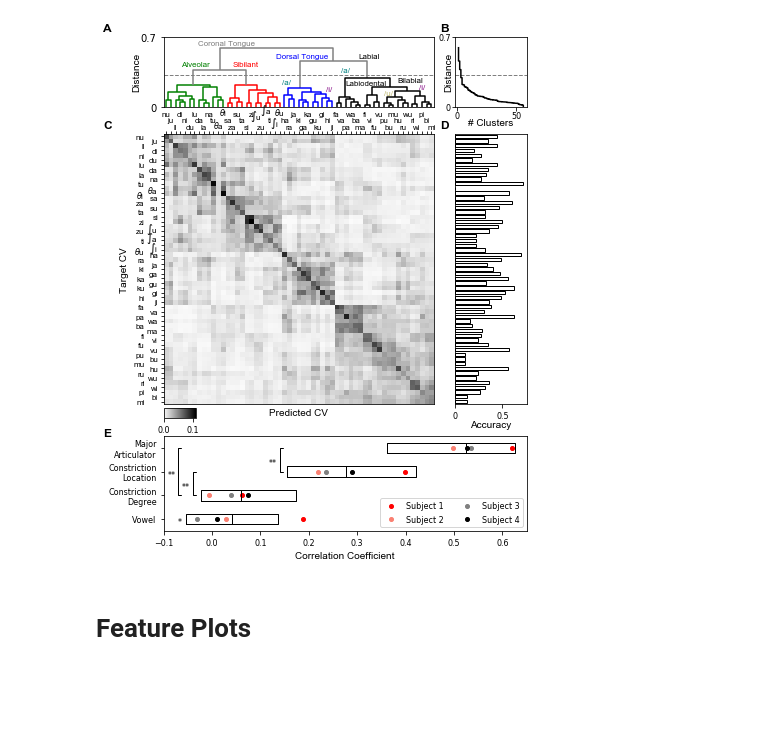
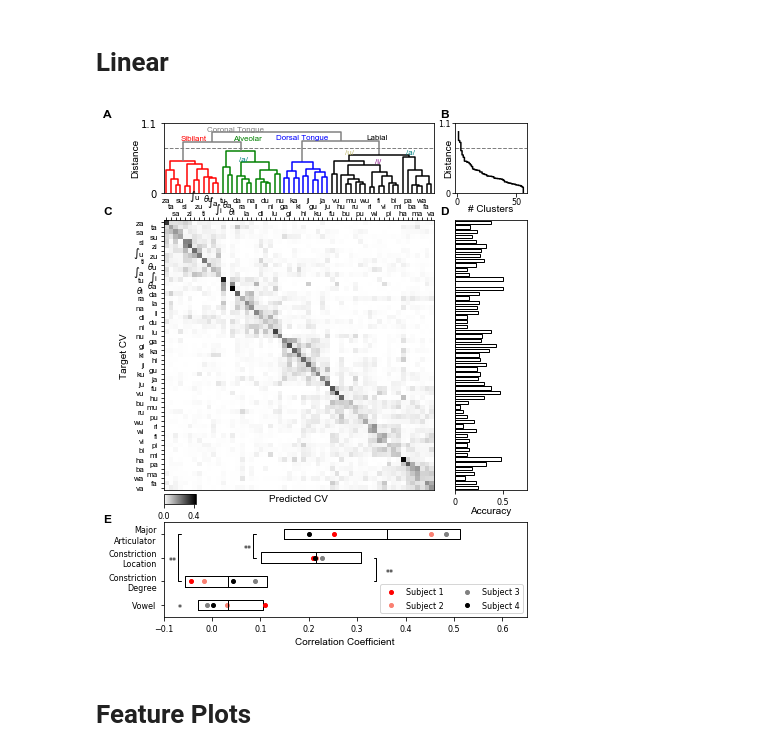
Before and after one commit to BouchardLab/cv_paper_plots, a Jupyter notebook: hierarchy/hierarchy.ipynb, the cells around one changed output. Cells and saved outputs as stored; diff of their text form; code cells hidden in the pictures; blank space fills up the shorter version.

```diff
--- a/hierarchy/hierarchy.ipynb
+++ b/hierarchy/hierarchy.ipynb
@@ -41,3 +28,20 @@ with open('/home/jesse/Downloads/hierarchy.pkl', 'rb') as f:
+# %% [markdown]
+# Linear
+# %%
+reload(hierarchy)
+folder = os.path.join(os.environ['HOME'], 'plots/model/data')
+single_file = ['ec2_ec2_hg_a_lin_model_output.pkl']
+files = ['ec2_ec2_hg_a_lin_corr_y_hat.npz',
+         'ec9_ec9_hg_a_lin_corr_y_hat.npz',
+         'gp31_gp31_hg_a_lin_corr_y_hat.npz',
+         'gp33_gp33_hg_a_lin_corr_y_hat.npz']
+
+yhs, cv_accuracy, cvs = hierarchy.load_predictions(folder, single_file)
+dp, dm, dv, dmjar = hierarchy.load_correlations(folder, files)
+name = 'lin'
+deep = False
+threshold = .7
+max_d = 1.1
 # %%
 plt.close()
 reload(hierarchy)
@@ -56,9 +60,6 @@ v1_gap = .06
 width_cm = .625
 bot_height = .175
 bot_width = 1. - l_edge - r_edge
-
-threshold = .32
-max_d = .7
 
 figsize = (6, 7.5)
 f = plt.figure(figsize=figsize)
@@ -83,51 +84,70 @@ cax = f.add_axes([l_edge, r1_y - .45 * v1_gap, .075, .02])
 # Confusion matrix
 ax2 = f.add_axes([l_edge, r1_y, width_cm, height_cm])
 # CV accuracies
 width = 1 - l_edge - width_cm - h_gap - r_edge
 ax3 = f.add_axes([l_edge + width_cm + h_gap, r1_y, width, height_cm])
 
 # Correlations
 ax4 = f.add_axes([l_edge, bot_edge, bot_width, bot_height])
 
-z, r = hierarchy.plot_dendrogram(yhs, threshold, cvs, max_d, ax0)
+z, r = hierarchy.plot_dendrogram(yhs, threshold, cvs, max_d, ax0, deep=deep)
 cs, ds = hierarchy.plot_distance_vs_clusters(z, threshold, max_d, ax1)
-hierarchy.plot_soft_confusion(yhs, r, f, ax2, cax)
+hierarchy.plot_soft_confusion(yhs, r, f, ax2, cax, deep=deep)
 hierarchy.plot_cv_accuracy(cv_accuracy, ax3)
-hierarchy.plot_correlations(dp, dm, dv, dmjar, ax4)
+hierarchy.plot_correlations(dp, dm, dv, dmjar, ax4, deep=deep)
 
 x0 = .01
 y0 = .98
 x1 = .79
 y1 = .8
 y2 = .23
 
 f.text(x0, y0, 'A', **letter_fontstyle)
 f.text(x1, y0, 'B', **letter_fontstyle)
 f.text(x0, y1, 'C', **letter_fontstyle)
 f.text(x1, y1, 'D', **letter_fontstyle)
 f.text(x0, y2, 'E', **letter_fontstyle)
 
-f.text(.23, .955, 'Coronal Tongue', color='gray', **ticklabel_fontstyle)
-f.text(.19, .915, 'Alveolar', color='green', **ticklabel_fontstyle)
-f.text(.31, .915, 'Sibilant', color='red', **ticklabel_fontstyle)
+if deep:
+    f.text(.23, .955, 'Coronal Tongue', color='gray', **ticklabel_fontstyle)
+    f.text(.19, .915, 'Alveolar', color='green', **ticklabel_fontstyle)
+    f.text(.31, .915, 'Sibilant', color='red', **ticklabel_fontstyle)
 
-f.text(.41, .93, 'Dorsal Tongue', color='blue', **ticklabel_fontstyle)
-f.text(.425, .8825, '/a/', color='teal', **ticklabel_fontstyle)
-f.text(.525, .87, '/i/', color='purple', **ticklabel_fontstyle)
+    f.text(.41, .93, 'Dorsal Tongue', color='blue', **ticklabel_fontstyle)
+    f.text(.425, .8825, '/a/', color='teal', **ticklabel_fontstyle)
+    f.text(.525, .87, '/i/', color='purple', **ticklabel_fontstyle)
 
-f.text(.6, .93, 'Labial', **ticklabel_fontstyle)
-f.text(.571, .88, 'Labiodental', **ticklabel_fontstyle)
-f.text(.69, .885, 'Bilabial', **ticklabel_fontstyle)
-f.text(.56, .905, '/a/', color='teal', **ticklabel_fontstyle)
-f.text(.66, .8625, '/u/', color='darkkhaki', **ticklabel_fontstyle)
-f.text(.74, .8725, '/i/', color='purple', **ticklabel_fontstyle)
+    f.text(.6, .93, 'Labial', **ticklabel_fontstyle)
+    f.text(.571, .88, 'Labiodental', **ticklabel_fontstyle)
+    f.text(.69, .885, 'Bilabial', **ticklabel_fontstyle)
+    f.text(.56, .905, '/a/', color='teal', **ticklabel_fontstyle)
+    f.text(.66, .8625, '/u/', color='darkkhaki', **ticklabel_fontstyle)
+    f.text(.74, .8725, '/i/', color='purple', **ticklabel_fontstyle)
+else:
+    f.text(.25, .955, 'Coronal Tongue', color='gray', **ticklabel_fontstyle)
+    f.text(.31, .938, 'Alveolar', color='green', **ticklabel_fontstyle)
+    f.text(.324, .899, '/a/', color='teal', **ticklabel_fontstyle)
+    f.text(.19, .938, 'Sibilant', color='red', **ticklabel_fontstyle)
 
-plt.savefig(os.path.join(os.environ['HOME'], 'Downloads/hierarchy.eps'), dpi=300)
-plt.savefig(os.path.join(os.environ['HOME'], 'Downloads/hierarchy.png'), dpi=300)
+    f.text(.41, .94, 'Dorsal Tongue', color='blue', **ticklabel_fontstyle)
+    #f.text(.425, .8825, '/a/', color='teal', **ticklabel_fontstyle)
+    #f.text(.525, .87, '/i/', color='purple', **ticklabel_fontstyle)
+
+    f.text(.62, .94, 'Labial', **ticklabel_fontstyle)
+    #f.text(.571, .88, 'Labiodental', **ticklabel_fontstyle)
+    #f.text(.69, .885, 'Bilabial', **ticklabel_fontstyle)
+    f.text(.71, .9125, '/a/', color='teal', **ticklabel_fontstyle)
+    f.text(.57, .9125, '/u/', color='darkkhaki', **ticklabel_fontstyle)
+    f.text(.64, .895, '/i/', color='purple', **ticklabel_fontstyle)
+
+plt.savefig(os.path.join(os.environ['HOME'],
+                         'Downloads/hierarchy_{}.eps'.format(name)), dpi=300)
+plt.savefig(os.path.join(os.environ['HOME'],
+                         'Downloads/hierarchy_{}.png'.format(name)), dpi=300)
 
 plt.show()
 # %% [output]
-[figure, old version]
+[figure, new version]
 # %% [markdown]
 # Feature Plots
 # %%
```
Also changed, not shown: parts of 5 cells of this notebook, 3 other files.
